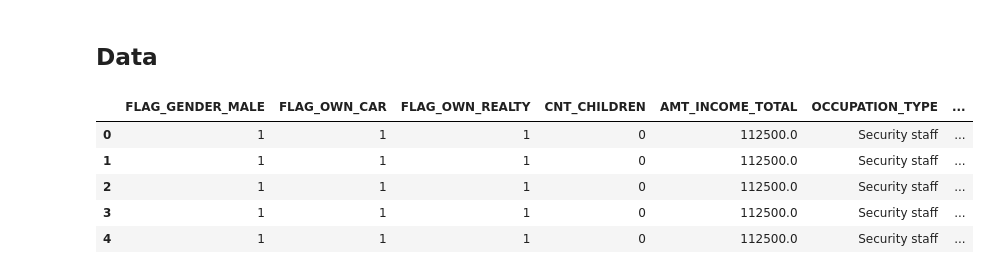
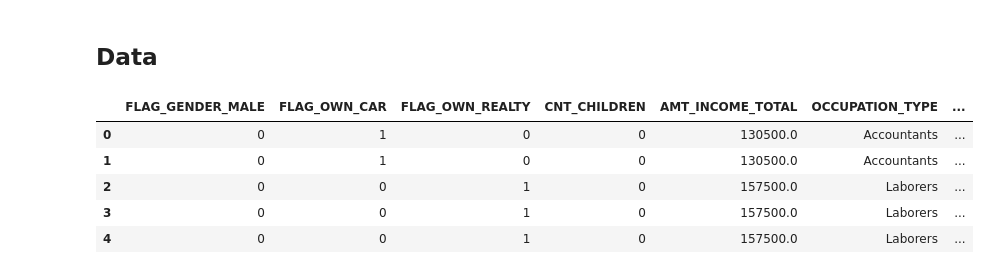
Before and after one commit to LaurenBassett/CreditCardApprovalModel, a Jupyter notebook: LogRegHierModel.ipynb, the cells around one changed output. Drawn from its saved outputs; the diff is of its cells as text; code cells hidden in the pictures.

```diff
--- a/LogRegHierModel.ipynb
+++ b/LogRegHierModel.ipynb
@@ -22,12 +22,12 @@ WARNING (theano.tensor.blas): Using NumPy C-API based implementation for BLAS fu
 # %% [markdown]
 ## Data
 # %%
-data = pd.read_csv('prepared_data.csv')
+data = pd.read_csv('prepared_data_2.csv')
 data.head()
 # %% [output]
 |  | FLAG_GENDER_MALE | FLAG_OWN_CAR | FLAG_OWN_REALTY | CNT_CHILDREN | AMT_INCOME_TOTAL | OCCUPATION_TYPE | ... |
-| 0 | 1 | 1 | 1 | 0 | 112500.0 | Security staff | ... |
-| 1 | 1 | 1 | 1 | 0 | 112500.0 | Security staff | ... |
-| 2 | 1 | 1 | 1 | 0 | 112500.0 | Security staff | ... |
-| 3 | 1 | 1 | 1 | 0 | 112500.0 | Security staff | ... |
-| 4 | 1 | 1 | 1 | 0 | 112500.0 | Security staff | ... |
+| 0 | 0 | 1 | 0 | 0 | 130500.0 | Accountants | ... |
+| 1 | 0 | 1 | 0 | 0 | 130500.0 | Accountants | ... |
+| 2 | 0 | 0 | 1 | 0 | 157500.0 | Laborers | ... |
+| 3 | 0 | 0 | 1 | 0 | 157500.0 | Laborers | ... |
+| 4 | 0 | 0 | 1 | 0 | 157500.0 | Laborers | ... |
```
Also changed, not shown: parts of 31 cells of this notebook.
